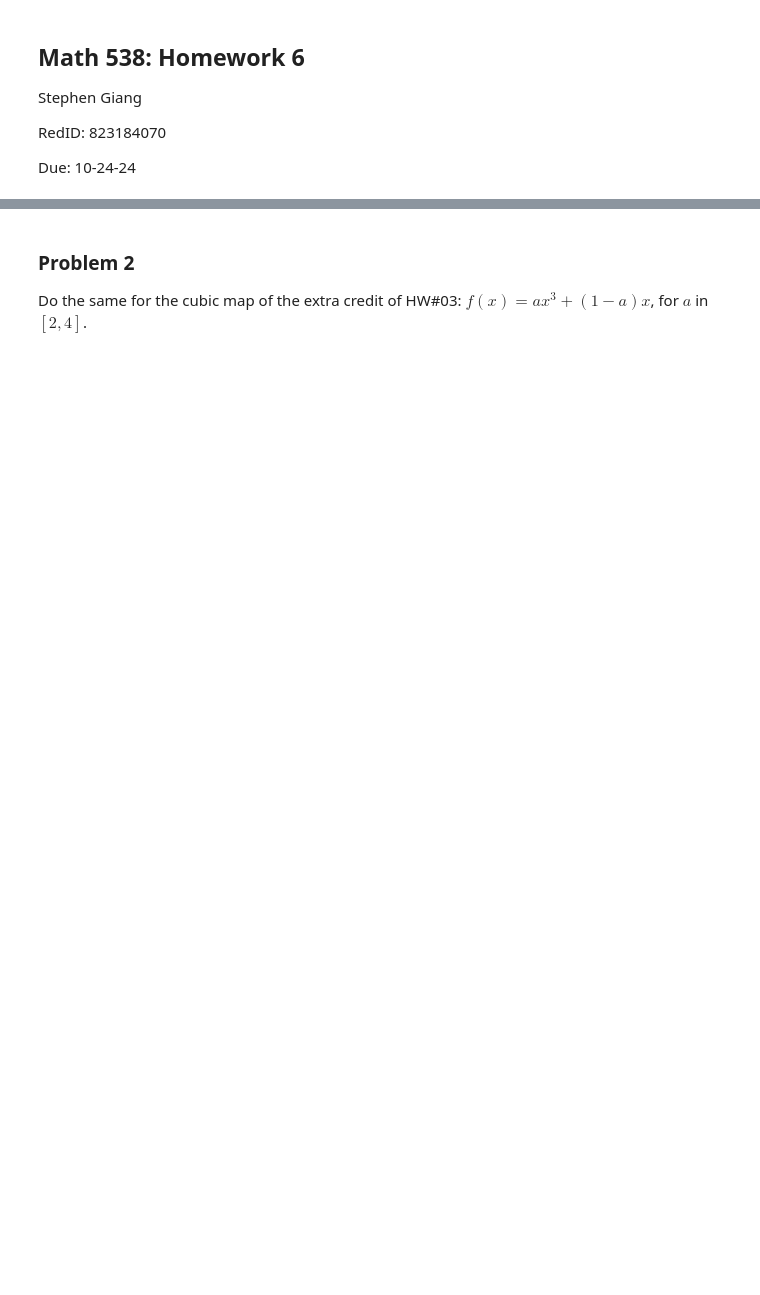
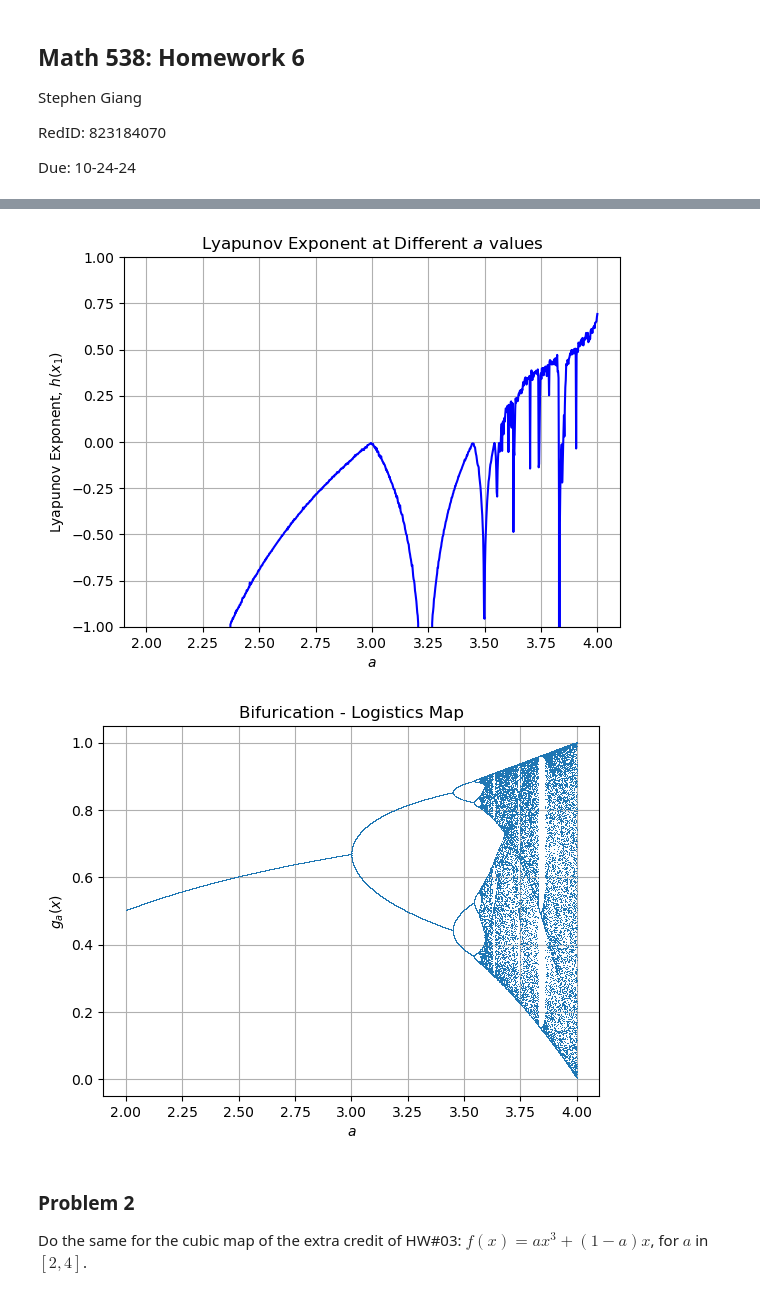
Before and after one commit to Stepheng753/School, a Jupyter notebook: Graduate/Year 1 Fall 2024/Math 538/Homework 6/hw6.ipynb, the cells around one changed output, grey strips where cells are left out. Saved outputs shown, nothing was run; the diff lists cells and outputs as text; code cells hidden in the pictures; blank space fills up the shorter version.

```diff
--- a/Graduate/Year 1 Fall 2024/Math 538/Homework 6/hw6.ipynb
+++ b/Graduate/Year 1 Fall 2024/Math 538/Homework 6/hw6.ipynb
@@ -13,3 +66,12 @@ For the logistic map $f(x)=ax(1-x)$, write a program to compute the Lyapunov exp
+# %%
+a_range = np.linspace(2, 4, int(1e3))
+plot_Lyapunov_Exp(a_range, logistics, d_logistics, int(7.5e2))
+
+a_range = np.linspace(2, 4, int(1e5))
+plot_bifurication(a_range, logistics)
+# %% [output]
+[figure, added]
+[figure, added]
 # %% [markdown]
 ### Problem 2
 
```
Also changed, not shown: parts of 12 cells of this notebook, 4 other files.
